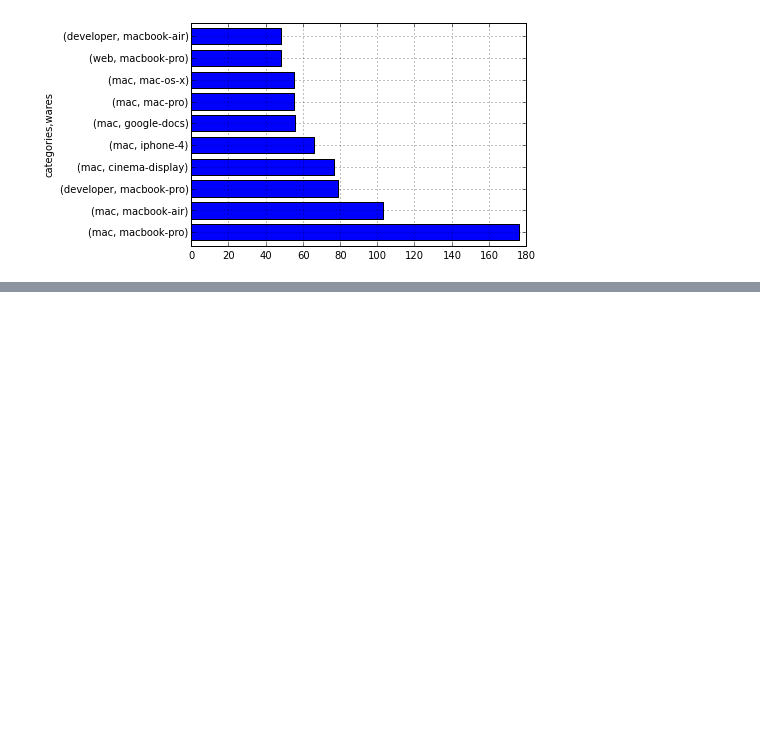
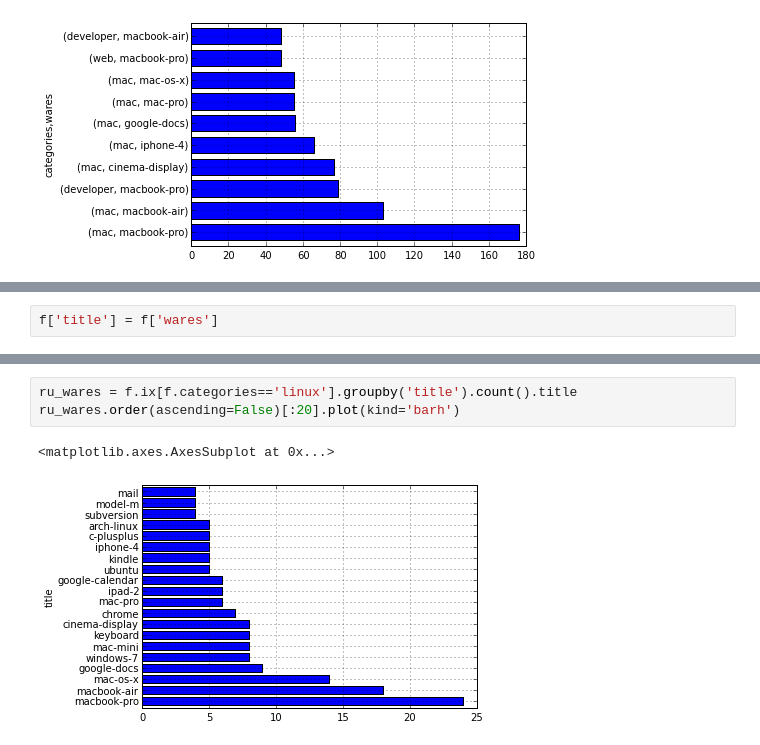
Before and after one commit to becomingGuru/usesthis_analysis, a Jupyter notebook: Graphs.ipynb, the cells around one changed output, grey strips where cells are left out. Cells and saved outputs as stored; diff of their text form; blank space fills up the shorter version.

```diff
--- a/Graphs.ipynb
+++ b/Graphs.ipynb
@@ -111,0 +166,2 @@ most_wares[:10].plot(kind='barh')
+# %%
+f['title'] = f['wares']
@@ -111,0 +542,6 @@ most_wares[:10].plot(kind='barh')
+# %%
+ru_wares = f.ix[f.categories=='linux'].groupby('title').count().title
+ru_wares.order(ascending=False)[:20].plot(kind='barh')
+# %% [output]
+<matplotlib.axes.AxesSubplot at 0x...>
+[figure, added]
```
Also changed, not shown: parts of 54 cells of this notebook.
